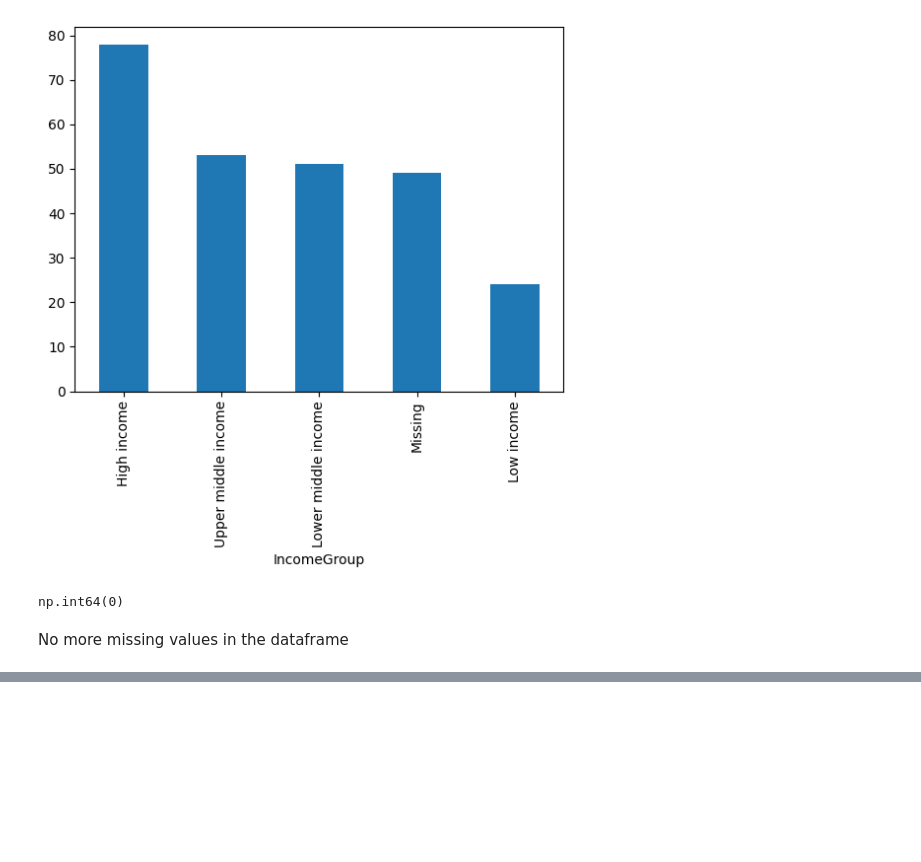
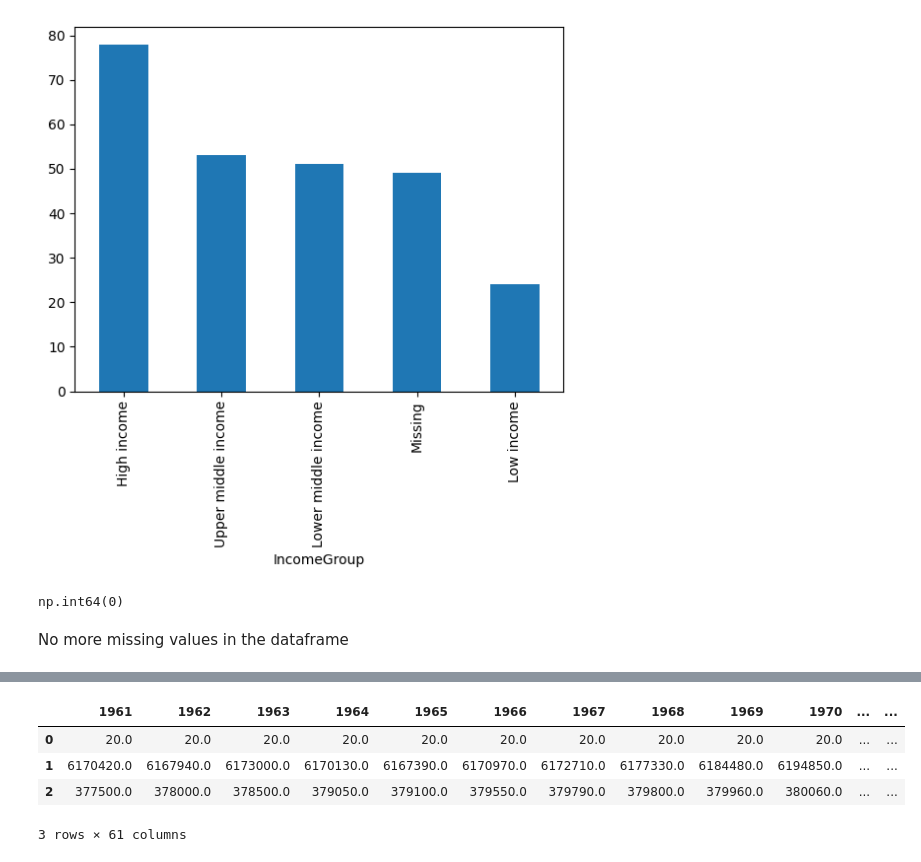
Before and after one commit to Aalok-Git/Python_Projects, a Jupyter notebook: Agricultural data/Agri_notebook.ipynb, the cells around one changed output, grey strips where cells are left out. Saved outputs shown, nothing was run; the diff lists cells and outputs as text; code cells hidden in the pictures; blank space fills up the shorter version.

```diff
--- a/Agricultural data/Agri_notebook.ipynb
+++ b/Agricultural data/Agri_notebook.ipynb
@@ -194,0 +361,8 @@ No more missing values in the dataframe
+# %%
+numeric_df.head(3)
+# %% [output]
+|  | 1961 | 1962 | 1963 | 1964 | 1965 | 1966 | 1967 | 1968 | 1969 | 1970 | ... | ... |
+| 0 | 20.0 | 20.0 | 20.0 | 20.0 | 20.0 | 20.0 | 20.0 | 20.0 | 20.0 | 20.0 | ... | ... |
+| 1 | 6170420.0 | 6167940.0 | 6173000.0 | 6170130.0 | 6167390.0 | 6170970.0 | 6172710.0 | 6177330.0 | 6184480.0 | 6194850.0 | ... | ... |
+| 2 | 377500.0 | 378000.0 | 378500.0 | 379050.0 | 379100.0 | 379550.0 | 379790.0 | 379800.0 | 379960.0 | 380060.0 | ... | ... |
+3 rows × 61 columns
```
Also changed, not shown: parts of 22 cells of this notebook.
